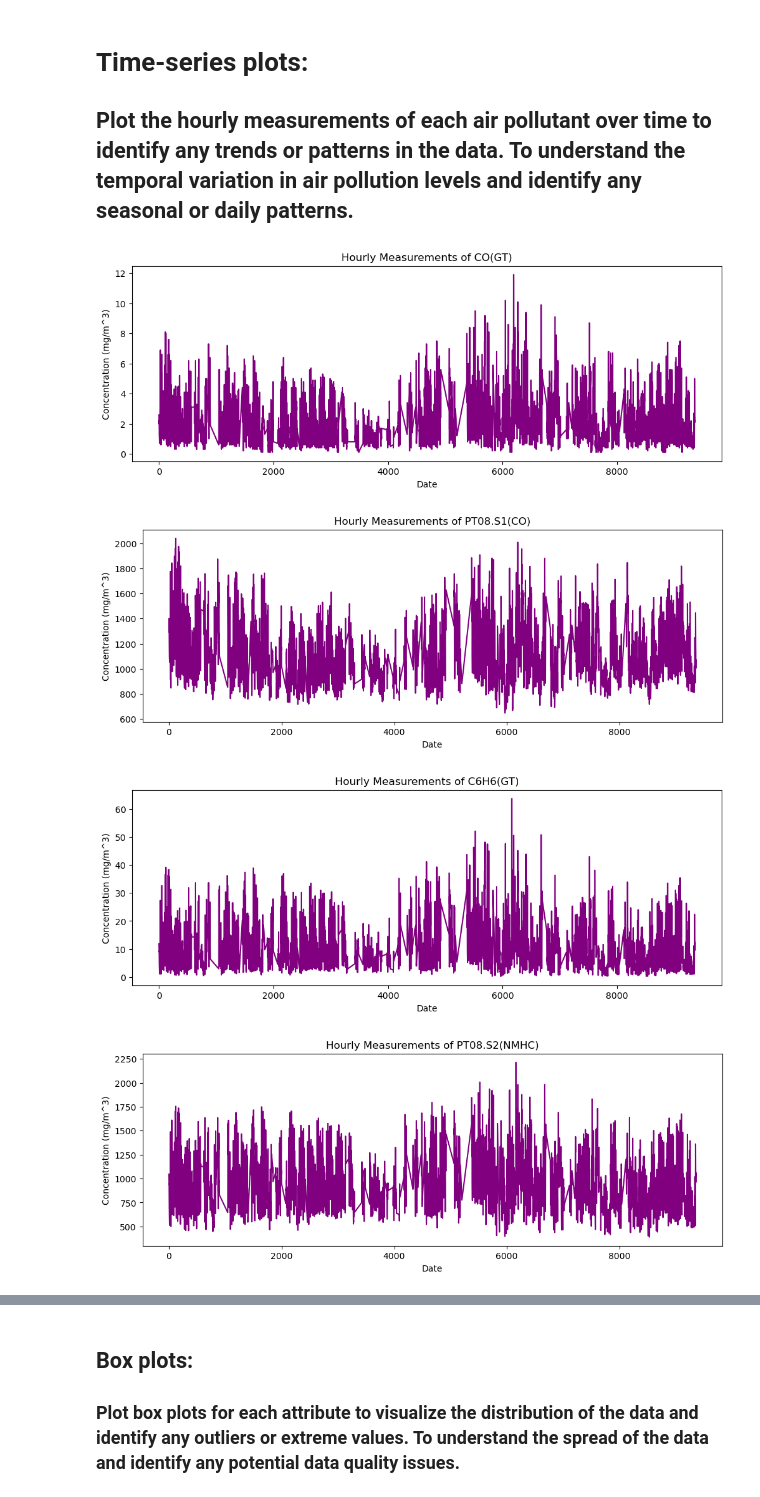
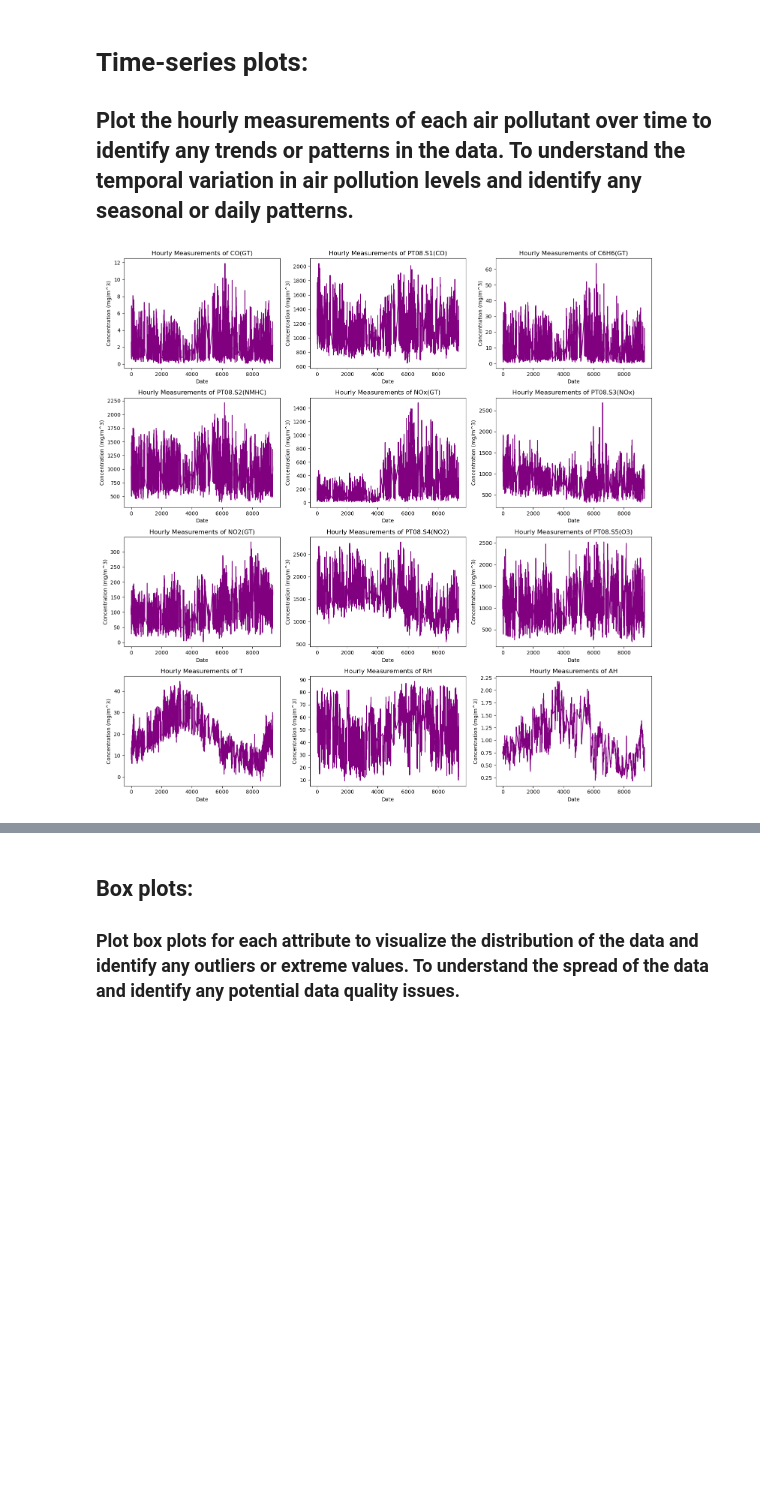
Before and after one commit to DilankaLaknath/air-quality-prediction-and-analysis, a Jupyter notebook: air_quality.ipynb, the cells around one changed output, grey strips where cells are left out. Saved outputs shown, nothing was run; the diff lists cells and outputs as text; code cells hidden in the pictures; blank space fills up the shorter version.

```diff
--- a/air_quality.ipynb
+++ b/air_quality.ipynb
@@ -296,20 +296,25 @@ plt.show()
 ## Plot the hourly measurements of each air pollutant over time to identify any trends or patterns in the data. To understand the temporal variation in air pollution levels and identify any seasonal or daily patterns.
 # %%
 # Define a function to plot a time-series of a given pollutant
-def plot_pollutant(pollutant):
-    plt.figure(figsize=(12, 4))
-    plt.plot(df[pollutant], color="purple")
-    plt.title("Hourly Measurements of " + pollutant)
-    plt.xlabel("Date")
-    plt.ylabel("Concentration (mg/m^3)")
-    plt.show()
+def plot_pollutant(ax, pollutant):
+    ax.plot(df[pollutant], color="purple")
+    ax.set_title("Hourly Measurements of " + pollutant)
+    ax.set_xlabel("Date")
+    ax.set_ylabel("Concentration (mg/m^3)")
 
-# Call the plot_pollutant function for each pollutant in the dataset
-pollutants = ['CO(GT)', 'PT08.S1(CO)', 'C6H6(GT)','PT08.S2(NMHC)', 'NOx(GT)', 'PT08.S3(NOx)', 'NO2(GT)', 'PT08.S4(NO2)', 'PT08.S5(O3)', 'T', 'RH', 'AH']
-for pollutant in pollutants:
-    plot_pollutant(pollutant)
+# Create a figure with subplots for each pollutant
+fig, axs = plt.subplots(nrows=4, ncols=3, figsize=(15, 15))
+
+# Call the plot_pollutant function for each pollutant in the dataset and plot it on a subplot
+for i, pollutant in enumerate(pollutants):
+    row = i // 3
+    col = i % 3
+    plot_pollutant(axs[row, col], pollutant)
+
+# Add padding between subplots
+plt.tight_layout()
+
+# Show the plot
+plt.show()
 # %% [output]
-[figure, old version]
+[figure, new version]
-[figure, removed]
-[figure, removed]
-[figure, removed]
```
Also changed, not shown: parts of 6 cells of this notebook.
